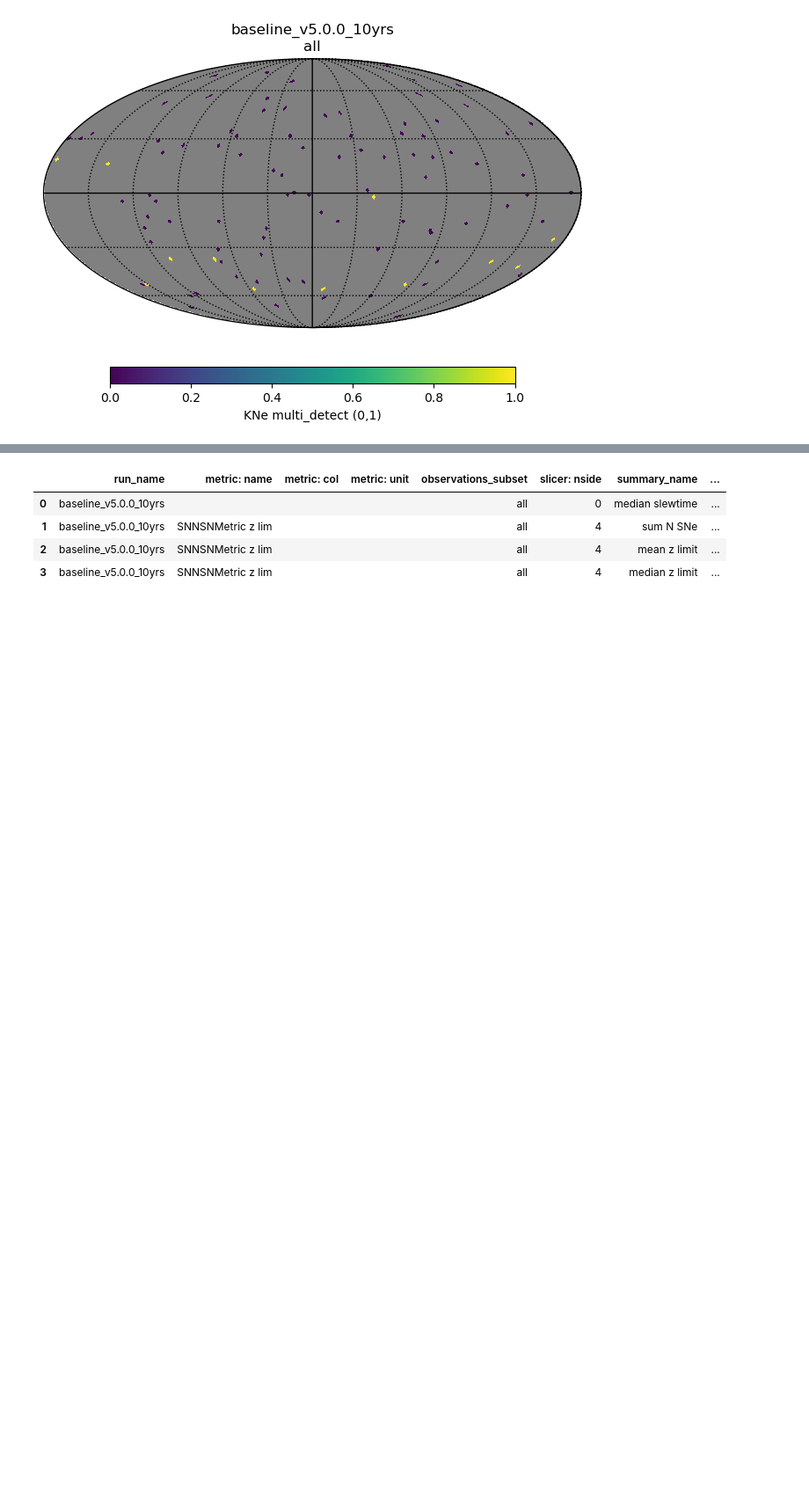
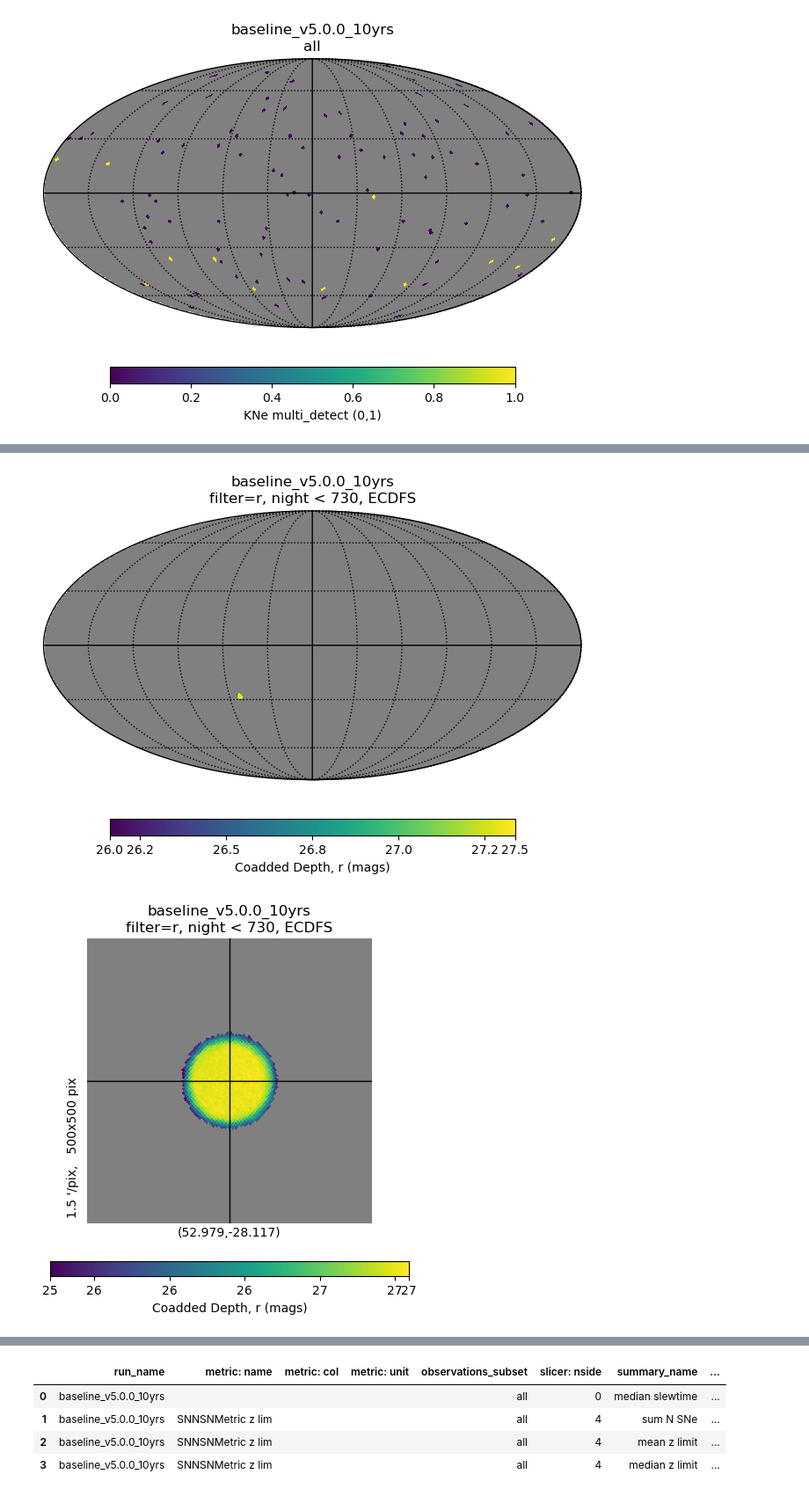
Before and after one commit to lsst/rubin_sim_notebooks, a Jupyter notebook: splat/splat_basics.ipynb, the cells around one changed output, grey strips where cells are left out. Shown at 88% size. Saved outputs shown, nothing was run; the diff lists cells and outputs as text; code cells hidden in the pictures; blank space fills up the shorter version.

```diff
--- a/splat/splat_basics.ipynb
+++ b/splat/splat_basics.ipynb
@@ -323,3 +334,40 @@ pd.DataFrame(summary_stats)
 | 11 | baseline_v5.0.0_10yrs | KNePopMetric | None | Detected, 0 or 1 | all | None | Uncert in Mean KNe red_color_detect | ... |
 | 12 | baseline_v5.0.0_10yrs | KNePopMetric | None | Detected, 0 or 1 | all | None | Mean KNe blue_color_detect | ... |
 | 13 | baseline_v5.0.0_10yrs | KNePopMetric | None | Detected, 0 or 1 | all | None | Uncert in Mean KNe blue_color_detect | ... |
+# %%
+# Zoom in on a DDF field
+nside = 512
+radius = 2.1
+
+ddf_key = "ECDFS"
+
+ddfs = ddf_locations()
+ra, dec = hpid2_ra_dec(nside, np.arange(hp.nside2npix(nside)))
+dist = angular_separation(ra, dec, ddfs[ddf_key][0], ddfs[ddf_key][1])
+good = np.where(dist <= radius)[0]
+
+info = {"run_name": run_name}
+filtername = "r"
+night_limit = 730
+sub_data = visits_array[np.where((visits_array["filter"] == filtername) & (visits_array["night"] < night_limit))]
+info['observations_subset'] = "filter=%s, night < %i, %s" % (filtername, night_limit, ddf_key)
+sl = splat.Slicer(ra=ra[good], dec=dec[good])
+metric = splat.CoaddM5Metric("r")
+# Run the metics through the slicer
+sub_array, info = sl(sub_data, metric, info=info)
+# Reload into a full size HEALpix array
+hp_array = np.zeros(ra.size) +np.nan
+hp_array[good] = sub_array
+pm = splat.PlotMoll(info=info)
+fig = pm(hp_array)
+
+# And now a gnomic projection
+pm = splat.PlotGnom(info=info)
+fig = pm(hp_array, rot=(ddfs[ddf_key][0], ddfs[ddf_key][1]), xsize=500)
+fig_saver(fig, info)
+
+# Compute a summary stat
+summary_row = splat.gen_summary_row(info, "median", np.nanmedian(hp_array))
+# %% [output]
+[figure, added]
+[figure, added]
```
Also changed, not shown: parts of 25 cells of this notebook.
